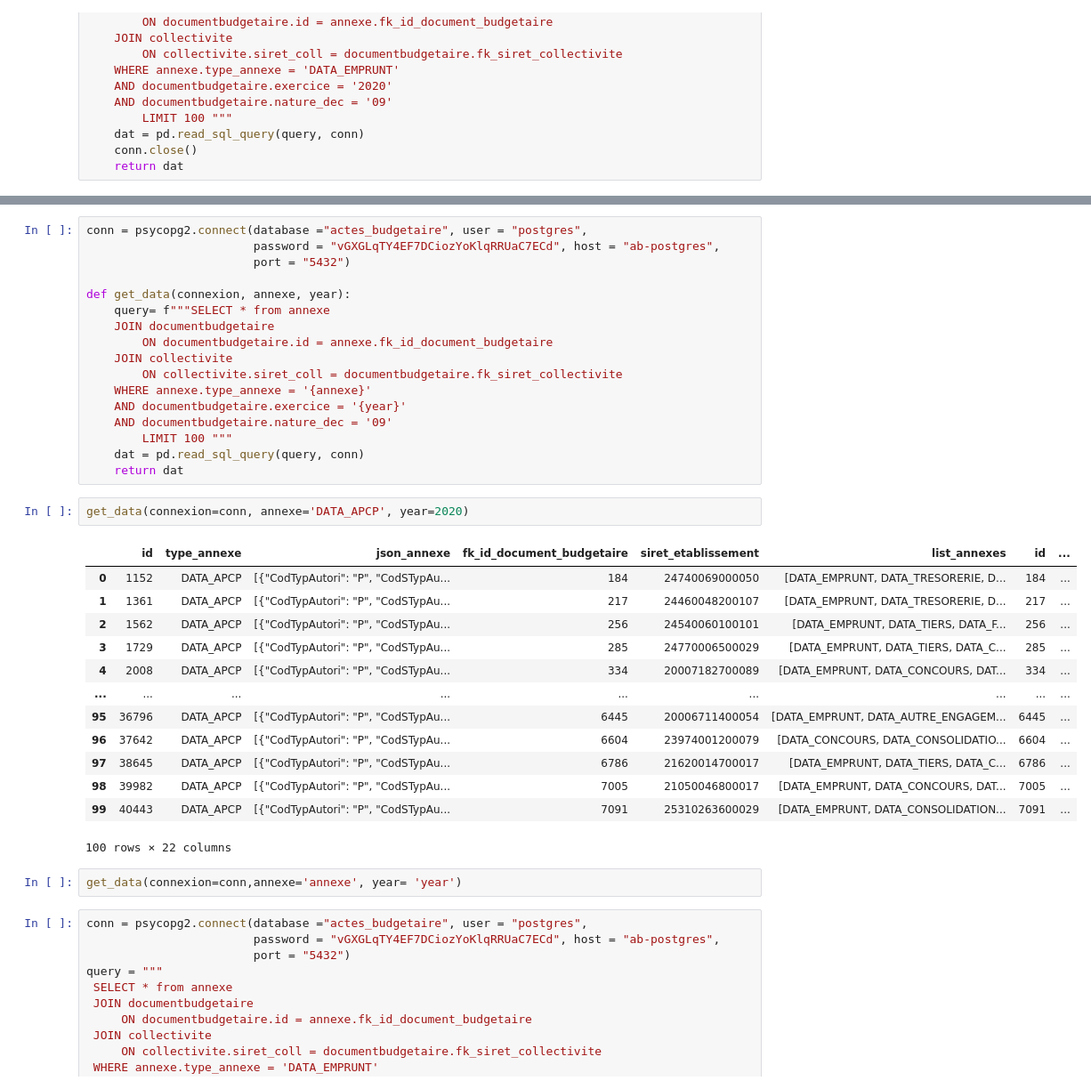
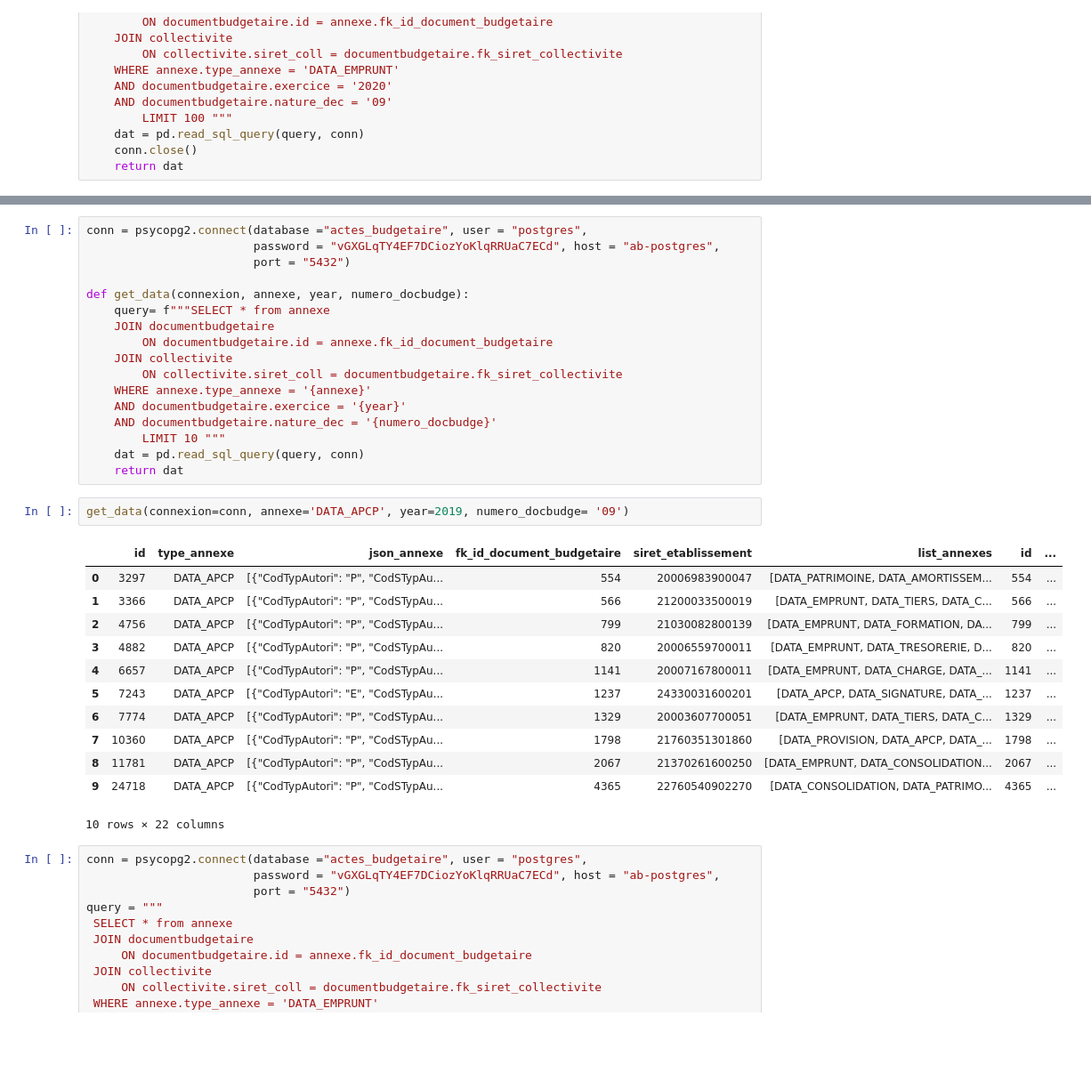
Before and after one commit to Naxxos/dataprep-ab, a Jupyter notebook: extract_to_csv.ipynb, the cells around one changed output, grey strips where cells are left out. Shown at 89% size. Cells and saved outputs as stored; diff of their text form; blank space fills up the shorter version.

```diff
--- a/extract_to_csv.ipynb
+++ b/extract_to_csv.ipynb
@@ -91,7 +73,7 @@ conn = psycopg2.connect(database ="actes_budgetaire", user = "postgres",
                         password = "vGXGLqTY4EF7DCiozYoKlqRRUaC7ECd", host = "ab-postgres",
                         port = "5432")
 
-def get_data(connexion, annexe, year):
+def get_data(connexion, annexe, year, numero_docbudge):
     query= f"""SELECT * from annexe
     JOIN documentbudgetaire
         ON documentbudgetaire.id = annexe.fk_id_document_budgetaire
@@ -99,28 +81,25 @@ def get_data(connexion, annexe, year):
         ON collectivite.siret_coll = documentbudgetaire.fk_siret_collectivite
     WHERE annexe.type_annexe = '{annexe}'
     AND documentbudgetaire.exercice = '{year}'
-    AND documentbudgetaire.nature_dec = '09'
-        LIMIT 100 """
+    AND documentbudgetaire.nature_dec = '{numero_docbudge}'
+        LIMIT 10 """
     dat = pd.read_sql_query(query, conn)
     return dat
 # %%
-get_data(connexion=conn, annexe='DATA_APCP', year=2020)
+get_data(connexion=conn, annexe='DATA_APCP', year=2019, numero_docbudge= '09')
 # %% [output]
 |  | id | type_annexe | json_annexe | fk_id_document_budgetaire | siret_etablissement | list_annexes | id | ... |
-| 0 | 1152 | DATA_APCP | [{"CodTypAutori": "P", "CodSTypAu... | 184 | 24740069000050 | [DATA_EMPRUNT, DATA_TRESORERIE, D... | 184 | ... |
-| 1 | 1361 | DATA_APCP | [{"CodTypAutori": "P", "CodSTypAu... | 217 | 24460048200107 | [DATA_EMPRUNT, DATA_TRESORERIE, D... | 217 | ... |
-| 2 | 1562 | DATA_APCP | [{"CodTypAutori": "P", "CodSTypAu... | 256 | 24540060100101 | [DATA_EMPRUNT, DATA_TIERS, DATA_F... | 256 | ... |
-| 3 | 1729 | DATA_APCP | [{"CodTypAutori": "P", "CodSTypAu... | 285 | 24770006500029 | [DATA_EMPRUNT, DATA_TIERS, DATA_C... | 285 | ... |
-| 4 | 2008 | DATA_APCP | [{"CodTypAutori": "P", "CodSTypAu... | 334 | 20007182700089 | [DATA_EMPRUNT, DATA_CONCOURS, DAT... | 334 | ... |
-| ... | ... | ... | ... | ... | ... | ... | ... | ... |
-| 95 | 36796 | DATA_APCP | [{"CodTypAutori": "P", "CodSTypAu... | 6445 | 20006711400054 | [DATA_EMPRUNT, DATA_AUTRE_ENGAGEM... | 6445 | ... |
-| 96 | 37642 | DATA_APCP | [{"CodTypAutori": "P", "CodSTypAu... | 6604 | 23974001200079 | [DATA_CONCOURS, DATA_CONSOLIDATIO... | 6604 | ... |
-| 97 | 38645 | DATA_APCP | [{"CodTypAutori": "P", "CodSTypAu... | 6786 | 21620014700017 | [DATA_EMPRUNT, DATA_TIERS, DATA_C... | 6786 | ... |
-| 98 | 39982 | DATA_APCP | [{"CodTypAutori": "P", "CodSTypAu... | 7005 | 21050046800017 | [DATA_EMPRUNT, DATA_CONCOURS, DAT... | 7005 | ... |
-| 99 | 40443 | DATA_APCP | [{"CodTypAutori": "P", "CodSTypAu... | 7091 | 25310263600029 | [DATA_EMPRUNT, DATA_CONSOLIDATION... | 7091 | ... |
+| 0 | 3297 | DATA_APCP | [{"CodTypAutori": "P", "CodSTypAu... | 554 | 20006983900047 | [DATA_PATRIMOINE, DATA_AMORTISSEM... | 554 | ... |
+| 1 | 3366 | DATA_APCP | [{"CodTypAutori": "P", "CodSTypAu... | 566 | 21200033500019 | [DATA_EMPRUNT, DATA_TIERS, DATA_C... | 566 | ... |
+| 2 | 4756 | DATA_APCP | [{"CodTypAutori": "P", "CodSTypAu... | 799 | 21030082800139 | [DATA_EMPRUNT, DATA_FORMATION, DA... | 799 | ... |
+| 3 | 4882 | DATA_APCP | [{"CodTypAutori": "P", "CodSTypAu... | 820 | 20006559700011 | [DATA_EMPRUNT, DATA_TRESORERIE, D... | 820 | ... |
+| 4 | 6657 | DATA_APCP | [{"CodTypAutori": "P", "CodSTypAu... | 1141 | 20007167800011 | [DATA_EMPRUNT, DATA_CHARGE, DATA_... | 1141 | ... |
+| 5 | 7243 | DATA_APCP | [{"CodTypAutori": "E", "CodSTypAu... | 1237 | 24330031600201 | [DATA_APCP, DATA_SIGNATURE, DATA_... | 1237 | ... |
+| 6 | 7774 | DATA_APCP | [{"CodTypAutori": "P", "CodSTypAu... | 1329 | 20003607700051 | [DATA_EMPRUNT, DATA_TIERS, DATA_C... | 1329 | ... |
+| 7 | 10360 | DATA_APCP | [{"CodTypAutori": "P", "CodSTypAu... | 1798 | 21760351301860 | [DATA_PROVISION, DATA_APCP, DATA_... | 1798 | ... |
+| 8 | 11781 | DATA_APCP | [{"CodTypAutori": "P", "CodSTypAu... | 2067 | 21370261600250 | [DATA_EMPRUNT, DATA_CONSOLIDATION... | 2067 | ... |
+| 9 | 24718 | DATA_APCP | [{"CodTypAutori": "P", "CodSTypAu... | 4365 | 22760540902270 | [DATA_CONSOLIDATION, DATA_PATRIMO... | 4365 | ... |
-100 rows × 22 columns
+10 rows × 22 columns
-# %%
-get_data(connexion=conn,annexe='annexe', year= 'year')
 # %%
 conn = psycopg2.connect(database ="actes_budgetaire", user = "postgres",
                         password = "vGXGLqTY4EF7DCiozYoKlqRRUaC7ECd", host = "ab-postgres",
```
Also changed, not shown: parts of 2 cells of this notebook, 1 other file.
